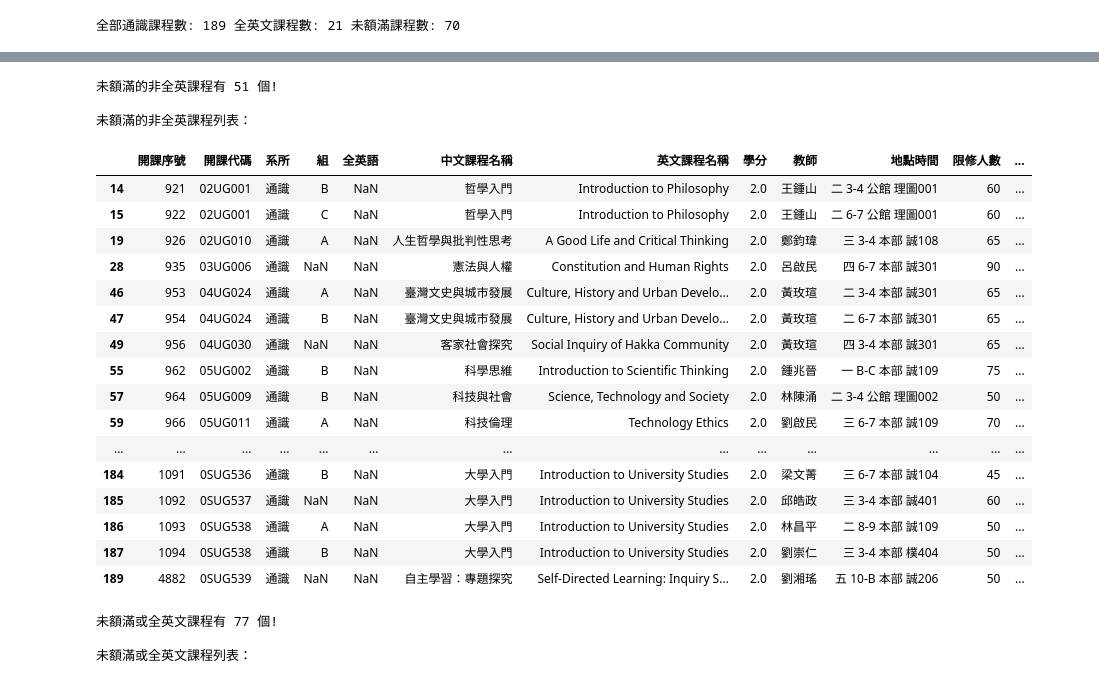
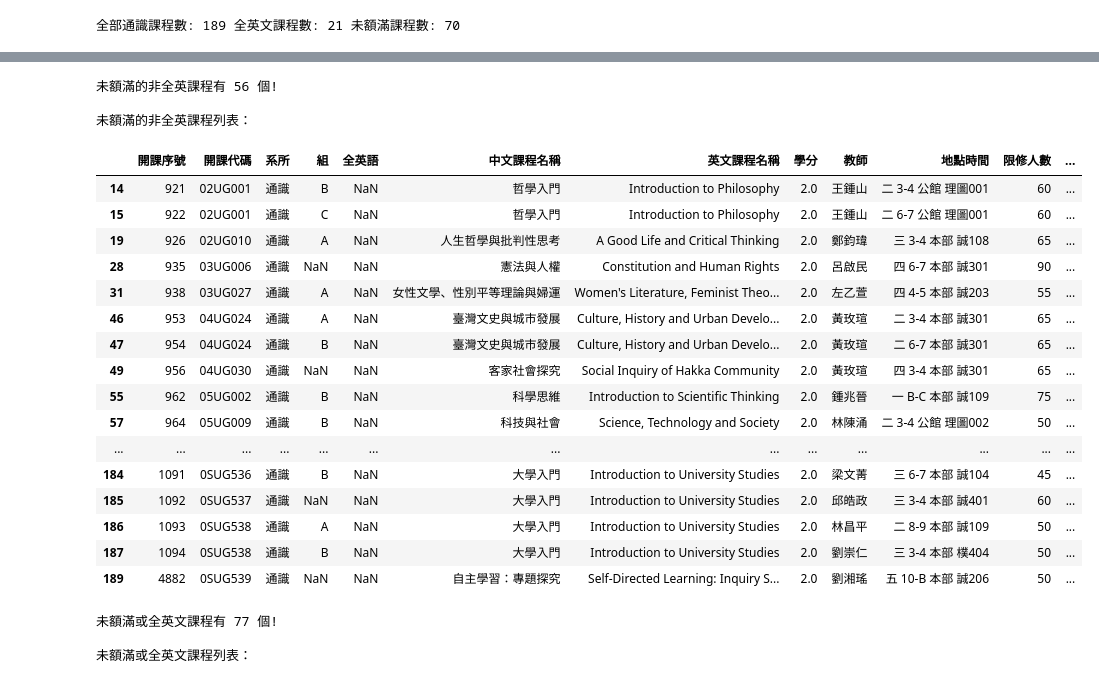
Before and after one commit to RogerLiao0001/PL, a Jupyter notebook: Week3/W3作業1.ipynb, the cells around one changed output, grey strips where cells are left out. Cells and saved outputs as stored; diff of their text form; code cells hidden in the pictures.

```diff
--- a/Week3/W3作業1.ipynb
+++ b/Week3/W3作業1.ipynb
@@ -35,7 +35,7 @@ file.tail()
 | 189 | 4882 | 0SUG539 | 通識 | NaN | NaN | 自主學習：專題探究 | Self-Directed Learning: Inquiry S... | 2.0 | 劉湘瑤 | 五 10-B 本部 誠206 | 50 | ... |
 # %%
 #列出所有全英文課程
-En = file.loc[file['全英語'] == '是']
+En = file[file['全英語'] == '是']
 print("全英文課程列表：")
 En
 # %% [output]
@@ -59,7 +59,7 @@ En
 | 182 | 1089 | 0SUG535 | 通識 | C | 是 | 大學入門 | Introduction to University Studies | 2.0 | 長友大輔 | 四 8-9 本部 設計系2A教室 | 50 | ... |
 # %%
 #列出所有未額滿課程(由限修人數、選修人數)
-notFull = file.loc[file['限修人數'] > file['選修人數']]
+notFull = file[file['限修人數'] > file['選修人數']]
 print("未額滿課程列表：")
 notFull
 # %% [output]
@@ -126,25 +151,25 @@ enDiff
 | 164 | 1072 | 0SUG528 | 通識 | NaN | 是 | 臺灣教育 | Education in Taiwan | 2.0 | 鄭英傑 劉宇挺 江學瀅 鄭怡庭 | 三 3-4 本部 誠104 | 54 | ... |
 # %%
 #取右差集(未額滿的非全英課程)：
-notFullDiff = notFull[notFull.開課代碼.isin(En.開課代碼) == False]
+notFullDiff = notFull[notFull.開課序號.isin(En.開課序號) == False]
 print("未額滿的非全英課程有", len(notFullDiff),"個!\n")
 print("未額滿的非全英課程列表：")
 notFullDiff
 # %% [output]
-未額滿的非全英課程有 51 個!
+未額滿的非全英課程有 56 個!
 
 未額滿的非全英課程列表：
 |  | 開課序號 | 開課代碼 | 系所 | 組 | 全英語 | 中文課程名稱 | 英文課程名稱 | 學分 | 教師 | 地點時間 | 限修人數 | ... |
 | 14 | 921 | 02UG001 | 通識 | B | NaN | 哲學入門 | Introduction to Philosophy | 2.0 | 王鍾山 | 二 3-4 公館 理圖001 | 60 | ... |
 | 15 | 922 | 02UG001 | 通識 | C | NaN | 哲學入門 | Introduction to Philosophy | 2.0 | 王鍾山 | 二 6-7 公館 理圖001 | 60 | ... |
 | 19 | 926 | 02UG010 | 通識 | A | NaN | 人生哲學與批判性思考 | A Good Life and Critical Thinking | 2.0 | 鄭鈞瑋 | 三 3-4 本部 誠108 | 65 | ... |
 | 28 | 935 | 03UG006 | 通識 | NaN | NaN | 憲法與人權 | Constitution and Human Rights | 2.0 | 呂啟民 | 四 6-7 本部 誠301 | 90 | ... |
+| 31 | 938 | 03UG027 | 通識 | A | NaN | 女性文學、性別平等理論與婦運 | Women's Literature, Feminist Theo... | 2.0 | 左乙萱 | 四 4-5 本部 誠203 | 55 | ... |
 | 46 | 953 | 04UG024 | 通識 | A | NaN | 臺灣文史與城市發展 | Culture, History and Urban Develo... | 2.0 | 黃玫瑄 | 二 3-4 本部 誠301 | 65 | ... |
 | 47 | 954 | 04UG024 | 通識 | B | NaN | 臺灣文史與城市發展 | Culture, History and Urban Develo... | 2.0 | 黃玫瑄 | 二 6-7 本部 誠301 | 65 | ... |
 | 49 | 956 | 04UG030 | 通識 | NaN | NaN | 客家社會探究 | Social Inquiry of Hakka Community | 2.0 | 黃玫瑄 | 四 3-4 本部 誠301 | 65 | ... |
 | 55 | 962 | 05UG002 | 通識 | B | NaN | 科學思維 | Introduction to Scientific Thinking | 2.0 | 鍾兆晉 | 一 B-C 本部 誠109 | 75 | ... |
 | 57 | 964 | 05UG009 | 通識 | B | NaN | 科技與社會 | Science, Technology and Society | 2.0 | 林陳涌 | 二 3-4 公館 理圖002 | 50 | ... |
-| 59 | 966 | 05UG011 | 通識 | A | NaN | 科技倫理 | Technology Ethics | 2.0 | 劉啟民 | 三 6-7 本部 誠109 | 70 | ... |
 | ... | ... | ... | ... | ... | ... | ... | ... | ... | ... | ... | ... | ... |
 | 184 | 1091 | 0SUG536 | 通識 | B | NaN | 大學入門 | Introduction to University Studies | 2.0 | 梁文菁 | 三 6-7 本部 誠104 | 45 | ... |
 | 185 | 1092 | 0SUG537 | 通識 | NaN | NaN | 大學入門 | Introduction to University Studies | 2.0 | 邱皓政 | 三 3-4 本部 誠401 | 60 | ... |
```
Also changed, not shown: parts of 3 cells of this notebook.
